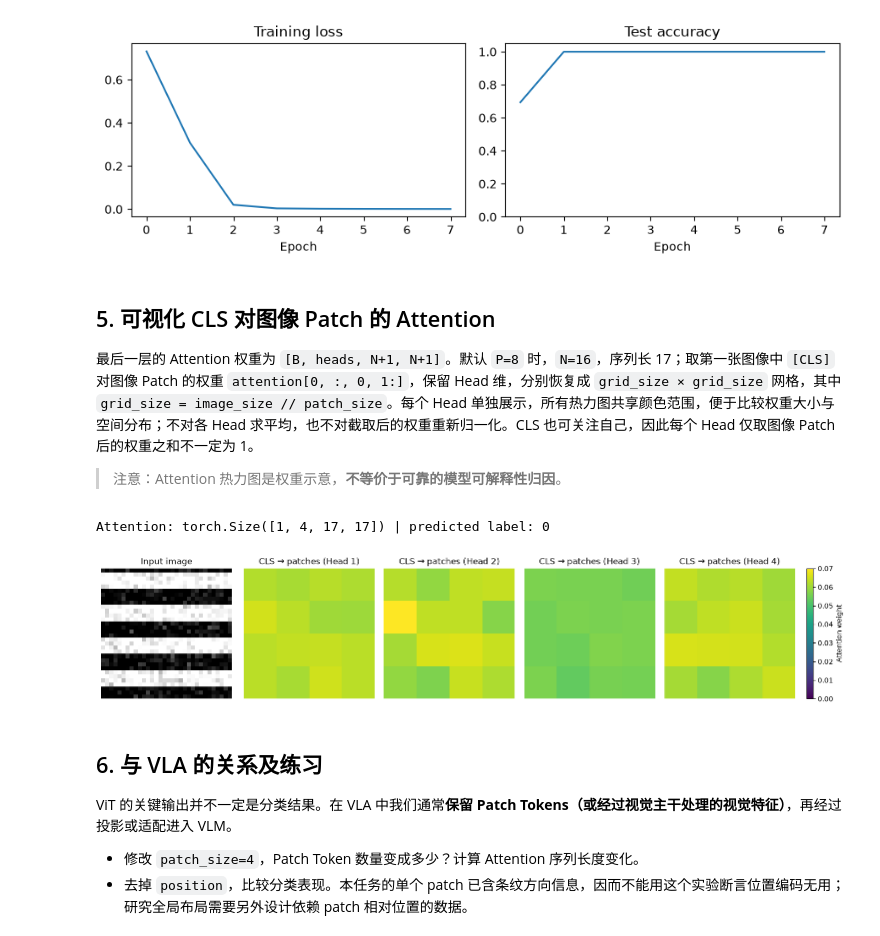
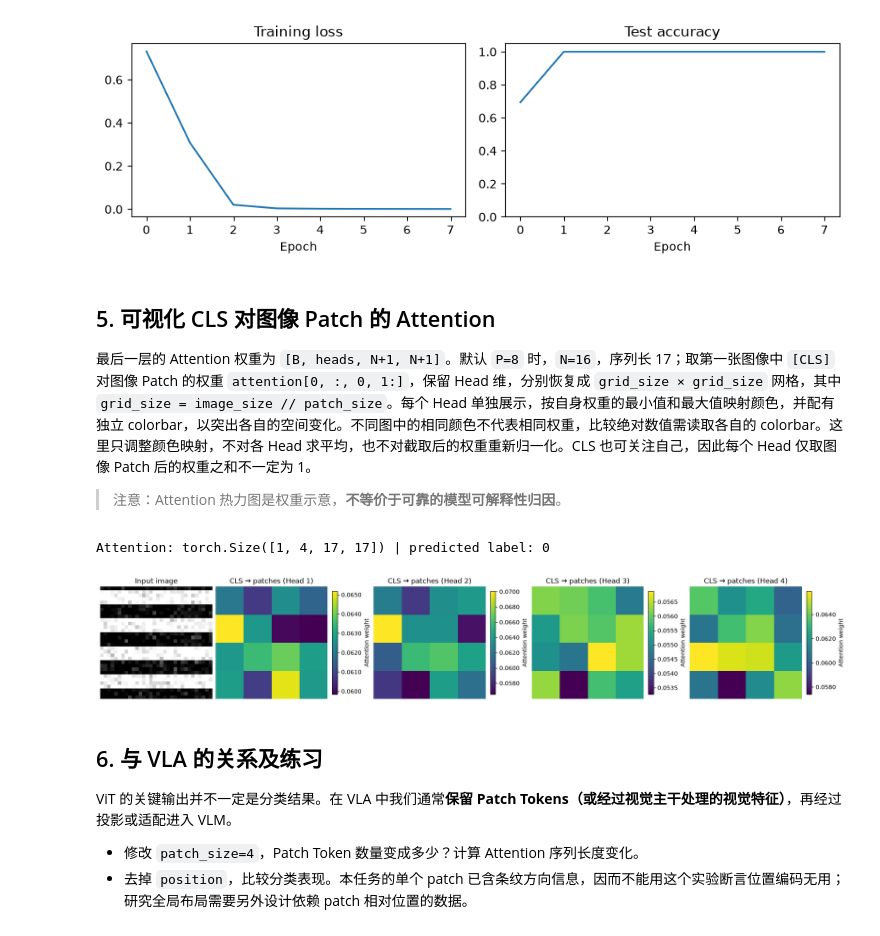
Before and after one commit to Maple-Ze/Transformer-to-VLA, a Jupyter notebook: 03_Vision_Transformers/01_ViT_From_Scratch.ipynb, the cells around one changed output. Drawn from its saved outputs; the diff is of its cells as text; code cells hidden in the pictures.

Commit message:
Give each ViT attention head an independent colorbar

```diff
--- a/03_Vision_Transformers/01_ViT_From_Scratch.ipynb
+++ b/03_Vision_Transformers/01_ViT_From_Scratch.ipynb
@@ -197,31 +197,31 @@ Epoch 08 | loss 0.0012 | test acc 1.000
 # %% [markdown]
 ## 5. 可视化 CLS 对图像 Patch 的 Attention
 
-最后一层的 Attention 权重为 `[B, heads, N+1, N+1]`。默认 `P=8` 时，`N=16`，序列长 17；取第一张图像中 `[CLS]` 对图像 Patch 的权重 `attention[0, :, 0, 1:]`，保留 Head 维，分别恢复成 `grid_size × grid_size` 网格，其中 `grid_size = image_size // patch_size`。每个 Head 单独展示，所有热力图共享颜色范围，便于比较权重大小与空间分布；不对各 Head 求平均，也不对截取后的权重重新归一化。CLS 也可关注自己，因此每个 Head 仅取图像 Patch 后的权重之和不一定为 1。
+最后一层的 Attention 权重为 `[B, heads, N+1, N+1]`。默认 `P=8` 时，`N=16`，序列长 17；取第一张图像中 `[CLS]` 对图像 Patch 的权重 `attention[0, :, 0, 1:]`，保留 Head 维，分别恢复成 `grid_size × grid_size` 网格，其中 `grid_size = image_size // patch_size`。每个 Head 单独展示，按自身权重的最小值和最大值映射颜色，并配有独立 colorbar，以突出各自的空间变化。不同图中的相同颜色不代表相同权重，比较绝对数值需读取各自的 colorbar。这里只调整颜色映射，不对各 Head 求平均，也不对截取后的权重重新归一化。CLS 也可关注自己，因此每个 Head 仅取图像 Patch 后的权重之和不一定为 1。
 
 > 注意：Attention 热力图是权重示意，**不等价于可靠的模型可解释性归因**。
 # %%
 model.eval()
 with torch.no_grad():
     logits, attention = model(X[:1].to(device), return_attention=True)
 print('Attention:', attention.shape, '| predicted label:', logits.argmax(-1).item())
 
 grid_size = model.patches.grid_size
 num_heads = attention.shape[1]
 cls_attention = attention[0, :, 0, 1:].reshape(num_heads, grid_size, grid_size).cpu().numpy()
-vmax = cls_attention.max()
 
-fig, axs = plt.subplots(1, num_heads + 1, figsize=(3 * (num_heads + 1), 3), constrained_layout=True)
+fig, axs = plt.subplots(1, num_heads + 1, figsize=(3.6 * (num_heads + 1), 3.2), constrained_layout=True)
 axs[0].imshow(X[0, 0], cmap='gray', vmin=0, vmax=1); axs[0].set_title('Input image')
 for h in range(num_heads):
-    im = axs[h+1].imshow(cls_attention[h], cmap='viridis', vmin=0, vmax=vmax)
+    im = axs[h+1].imshow(cls_attention[h], cmap='viridis',
+                         vmin=cls_attention[h].min(), vmax=cls_attention[h].max())
     axs[h+1].set_title(f'CLS → patches (Head {h+1})')
+    fig.colorbar(im, ax=axs[h+1], fraction=0.046, pad=0.04, format='%.4f', label='Attention weight')
 for a in axs: a.axis('off')
-fig.colorbar(im, ax=axs[1:].tolist(), fraction=0.015, pad=0.02, label='Attention weight')
 plt.show()
 # %% [output]
 Attention: torch.Size([1, 4, 17, 17]) | predicted label: 0
-[figure, old version]
+[figure, new version]
 # %% [markdown]
 ## 6. 与 VLA 的关系及练习
 
```
